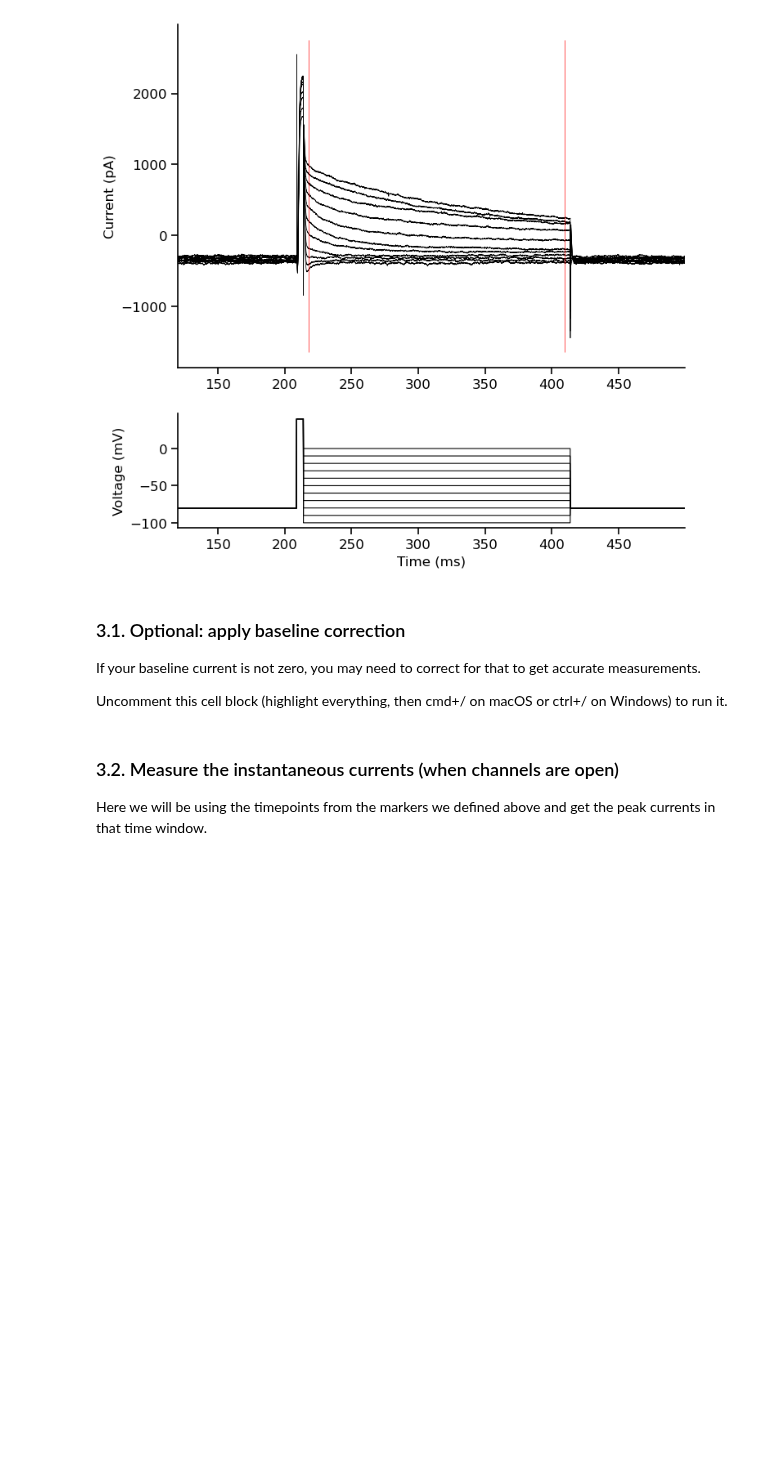
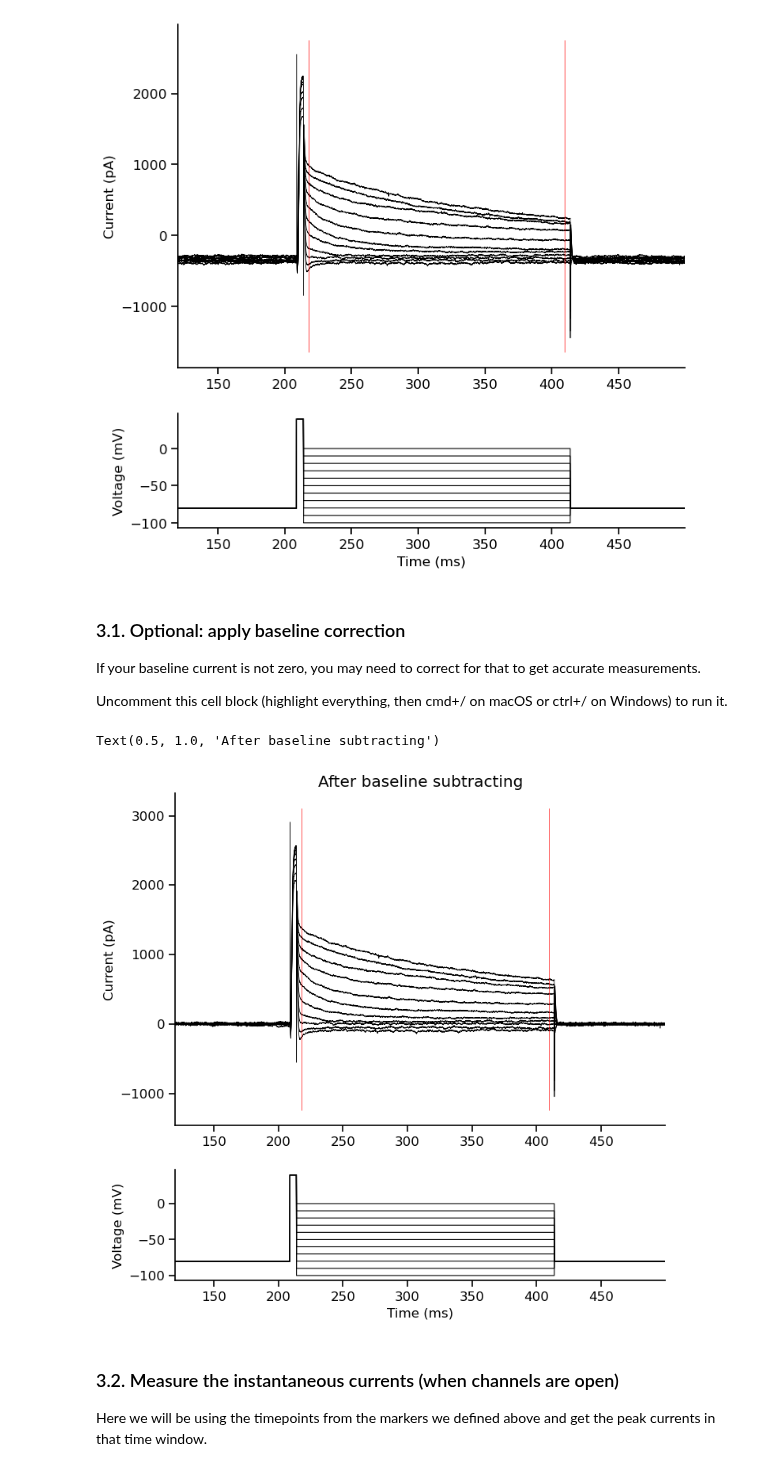
Before and after one commit to argalloni/CSHL_IonChannels2025, a Jupyter notebook: CSHL 4 - K inactivation.ipynb, the cells around one changed output. Cells and saved outputs as stored; diff of their text form; code cells hidden in the pictures; blank space fills up the shorter version.

```diff
--- a/CSHL 4 - K inactivation.ipynb
+++ b/CSHL 4 - K inactivation.ipynb
@@ -79,16 +79,24 @@ If your baseline current is not zero, you may need to correct for that to get ac
 Uncomment this cell block (highlight everything, then cmd+/ on macOS or ctrl+/ on Windows) to run it.
 # %%
 # Measure baseline: you need to specify which part of the trace you want to use for baseline measurement.
-start_time = 0 # milliseconds
-end_time = 50 # milliseconds
+baseline_start = 0 # milliseconds
+baseline_end = 50 # milliseconds
 measurement_type = 'mean' # Options: 'mean', 'max', 'min'
 
-baseline_voltage, baseline_current = get_step_measurements(sweeps, sweeps_time, start_time, end_time, sampling_freq, measurement_type)
+baseline_voltage, baseline_current = get_step_measurements(sweeps, sweeps_time, baseline_start, baseline_end, sampling_freq, measurement_type)
 
 # Subtract baseline from the sweeps
 num_traces = sweeps.shape[0]
 for i in range(num_traces):
     sweeps[i,0] -= baseline_current[i]
+
+current_traces, time_in_window = select_sweep_window(sweeps, sweeps_time, start_time, end_time, sampling_freq, channel=0)
+voltage_traces, time_in_window = select_sweep_window(sweeps, sweeps_time, start_time, end_time, sampling_freq, channel=1)
+ax = plot_traces(time_in_window, current_traces, voltage_traces, marker_1, marker_2)
+ax[0].set_title('After baseline subtracting')
+# %% [output]
+Text(0.5, 1.0, 'After baseline subtracting')
+[figure, added]
 # %% [markdown]
 ### 3.2. Measure the instantaneous currents (when channels are open)
 
```
Also changed, not shown: parts of 4 cells of this notebook, 2 other files.
